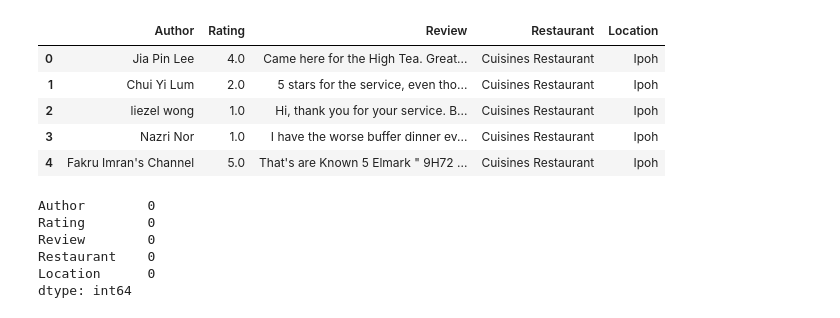
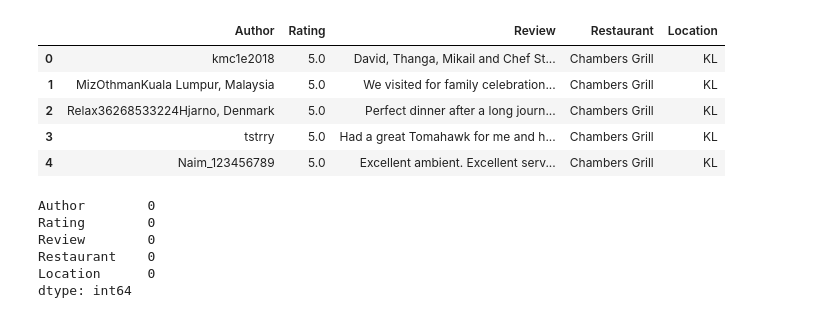
Before and after one commit to SheeYeap02/Restaurant-Recommender, a Jupyter notebook: User-Based Collaborative Filtering.ipynb, the cells around one changed output. Cells and saved outputs as stored; diff of their text form; code cells hidden in the pictures.

```diff
--- a/User-Based Collaborative Filtering.ipynb
+++ b/User-Based Collaborative Filtering.ipynb
@@ -11,17 +11,21 @@ from nltk.tokenize import WordPunctTokenizer
 import warnings
 warnings.filterwarnings('ignore')
 # %%
-df = pd.read_csv('GoogleReview_data_cleaned.csv')
+# This is from Google Review
+# df = pd.read_csv('GoogleReview_data_cleaned.csv')
+
+# This is from Tripasor Review
+df = pd.read_csv('TripAdvisor_data_cleaned.csv')
 df = df[['Author', 'Rating', 'Review', 'Restaurant', 'Location']]
 
 df.head()
 # %% [output]
 |  | Author | Rating | Review | Restaurant | Location |
-| 0 | Jia Pin Lee | 4.0 | Came here for the High Tea. Great... | Cuisines Restaurant | Ipoh |
-| 1 | Chui Yi Lum | 2.0 | 5 stars for the service, even tho... | Cuisines Restaurant | Ipoh |
-| 2 | liezel wong | 1.0 | Hi, thank you for your service. B... | Cuisines Restaurant | Ipoh |
-| 3 | Nazri Nor | 1.0 | I have the worse buffer dinner ev... | Cuisines Restaurant | Ipoh |
-| 4 | Fakru Imran's Channel | 5.0 | That's are Known 5 Elmark " 9H72 ... | Cuisines Restaurant | Ipoh |
+| 0 | kmc1e2018 | 5.0 | David, Thanga, Mikail and Chef St... | Chambers Grill | KL |
+| 1 | MizOthmanKuala Lumpur, Malaysia | 5.0 | We visited for family celebration... | Chambers Grill | KL |
+| 2 | Relax36268533224Hjarno, Denmark | 5.0 | Perfect dinner after a long journ... | Chambers Grill | KL |
+| 3 | tstrry | 5.0 | Had a great Tomahawk for me and h... | Chambers Grill | KL |
+| 4 | Naim_123456789 | 5.0 | Excellent ambient. Excellent serv... | Chambers Grill | KL |
 # %%
 #Check Null values in Dataframe
 df.isnull().sum()
```
Also changed, not shown: parts of 18 cells of this notebook, 3 other files.
